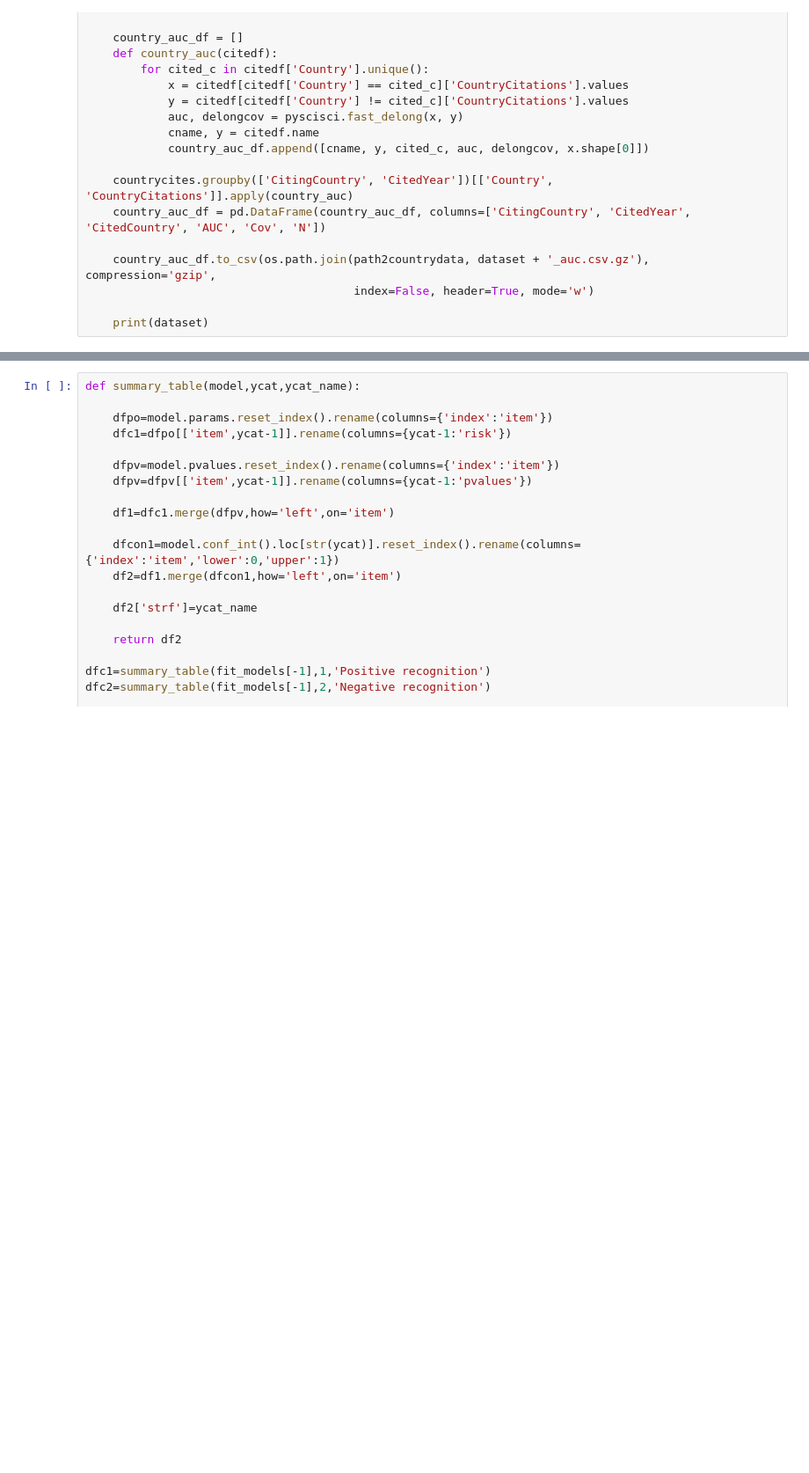
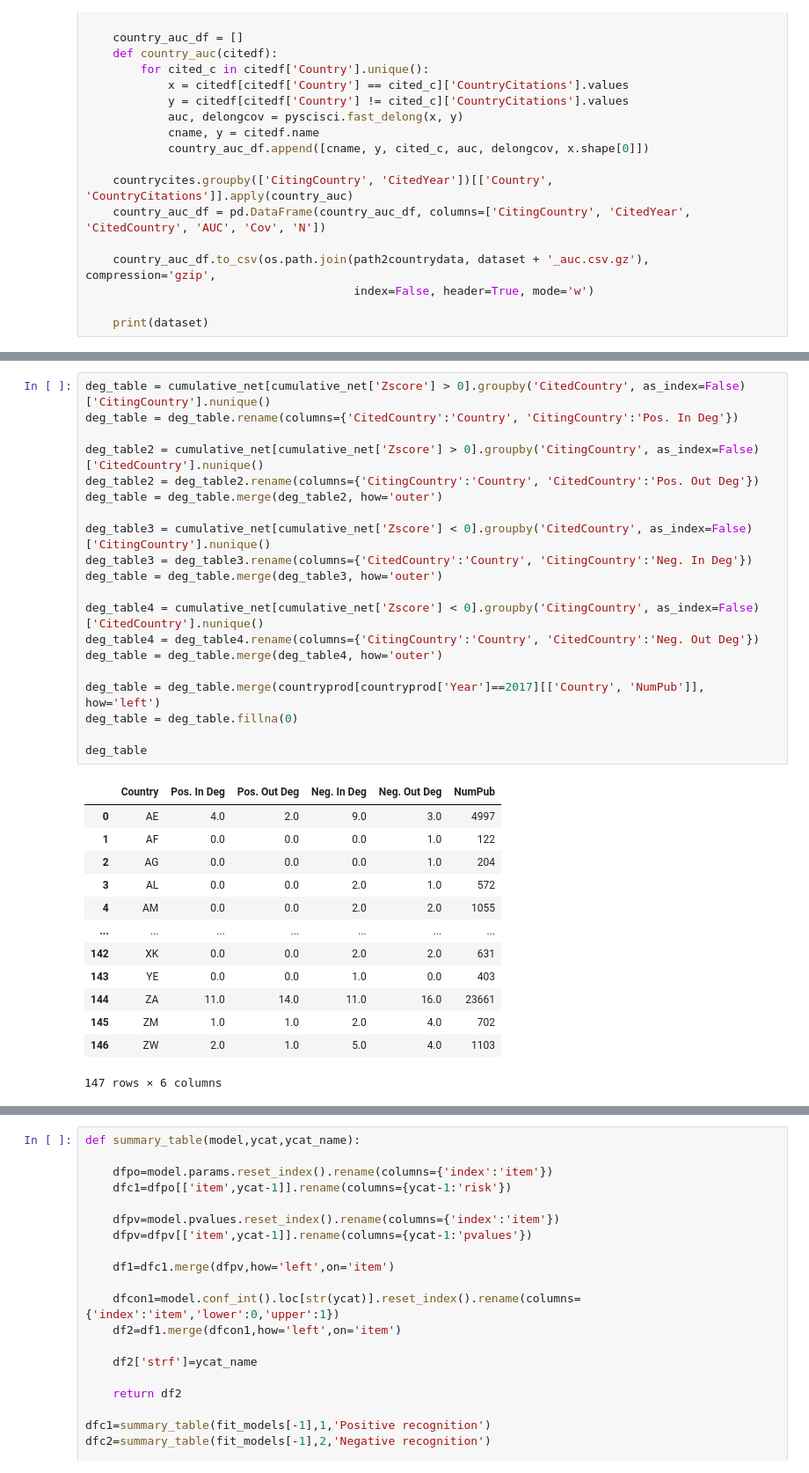
Before and after one commit to SciSciCollective/pyscisci, a Jupyter notebook: examples/GlobalCitationNetwork/GlobalCitationNetwork_analysis.ipynb, the cells around one changed output, grey strips where cells are left out. Shown at 88% size. Cells and saved outputs as stored; diff of their text form; blank space fills up the shorter version.

```diff
--- a/examples/GlobalCitationNetwork/GlobalCitationNetwork_analysis.ipynb
+++ b/examples/GlobalCitationNetwork/GlobalCitationNetwork_analysis.ipynb
@@ -87,3 +194,37 @@ countryprod = countryprod[countryprod['Year'] <= eyear].reset_index(drop=True)
 print(countryprod.shape)
 # %% [output]
 (5869, 5)
+# %%
+deg_table = cumulative_net[cumulative_net['Zscore'] > 0].groupby('CitedCountry', as_index=False)['CitingCountry'].nunique()
+deg_table = deg_table.rename(columns={'CitedCountry':'Country', 'CitingCountry':'Pos. In Deg'})
+
+deg_table2 = cumulative_net[cumulative_net['Zscore'] > 0].groupby('CitingCountry', as_index=False)['CitedCountry'].nunique()
+deg_table2 = deg_table2.rename(columns={'CitingCountry':'Country', 'CitedCountry':'Pos. Out Deg'})
+deg_table = deg_table.merge(deg_table2, how='outer')
+
+deg_table3 = cumulative_net[cumulative_net['Zscore'] < 0].groupby('CitedCountry', as_index=False)['CitingCountry'].nunique()
+deg_table3 = deg_table3.rename(columns={'CitedCountry':'Country', 'CitingCountry':'Neg. In Deg'})
+deg_table = deg_table.merge(deg_table3, how='outer')
+
+deg_table4 = cumulative_net[cumulative_net['Zscore'] < 0].groupby('CitingCountry', as_index=False)['CitedCountry'].nunique()
+deg_table4 = deg_table4.rename(columns={'CitingCountry':'Country', 'CitedCountry':'Neg. Out Deg'})
+deg_table = deg_table.merge(deg_table4, how='outer')
+
+deg_table = deg_table.merge(countryprod[countryprod['Year']==2017][['Country', 'NumPub']], how='left')
+deg_table = deg_table.fillna(0)
+
+deg_table
+# %% [output]
+|  | Country | Pos. In Deg | Pos. Out Deg | Neg. In Deg | Neg. Out Deg | NumPub |
+| 0 | AE | 4.0 | 2.0 | 9.0 | 3.0 | 4997 |
+| 1 | AF | 0.0 | 0.0 | 0.0 | 1.0 | 122 |
+| 2 | AG | 0.0 | 0.0 | 0.0 | 1.0 | 204 |
+| 3 | AL | 0.0 | 0.0 | 2.0 | 1.0 | 572 |
+| 4 | AM | 0.0 | 0.0 | 2.0 | 2.0 | 1055 |
+| ... | ... | ... | ... | ... | ... | ... |
+| 142 | XK | 0.0 | 0.0 | 2.0 | 2.0 | 631 |
+| 143 | YE | 0.0 | 0.0 | 1.0 | 0.0 | 403 |
+| 144 | ZA | 11.0 | 14.0 | 11.0 | 16.0 | 23661 |
+| 145 | ZM | 1.0 | 1.0 | 2.0 | 4.0 | 702 |
+| 146 | ZW | 2.0 | 1.0 | 5.0 | 4.0 | 1103 |
+147 rows × 6 columns
```
Also changed, not shown: parts of 40 cells of this notebook, 6 other files.
